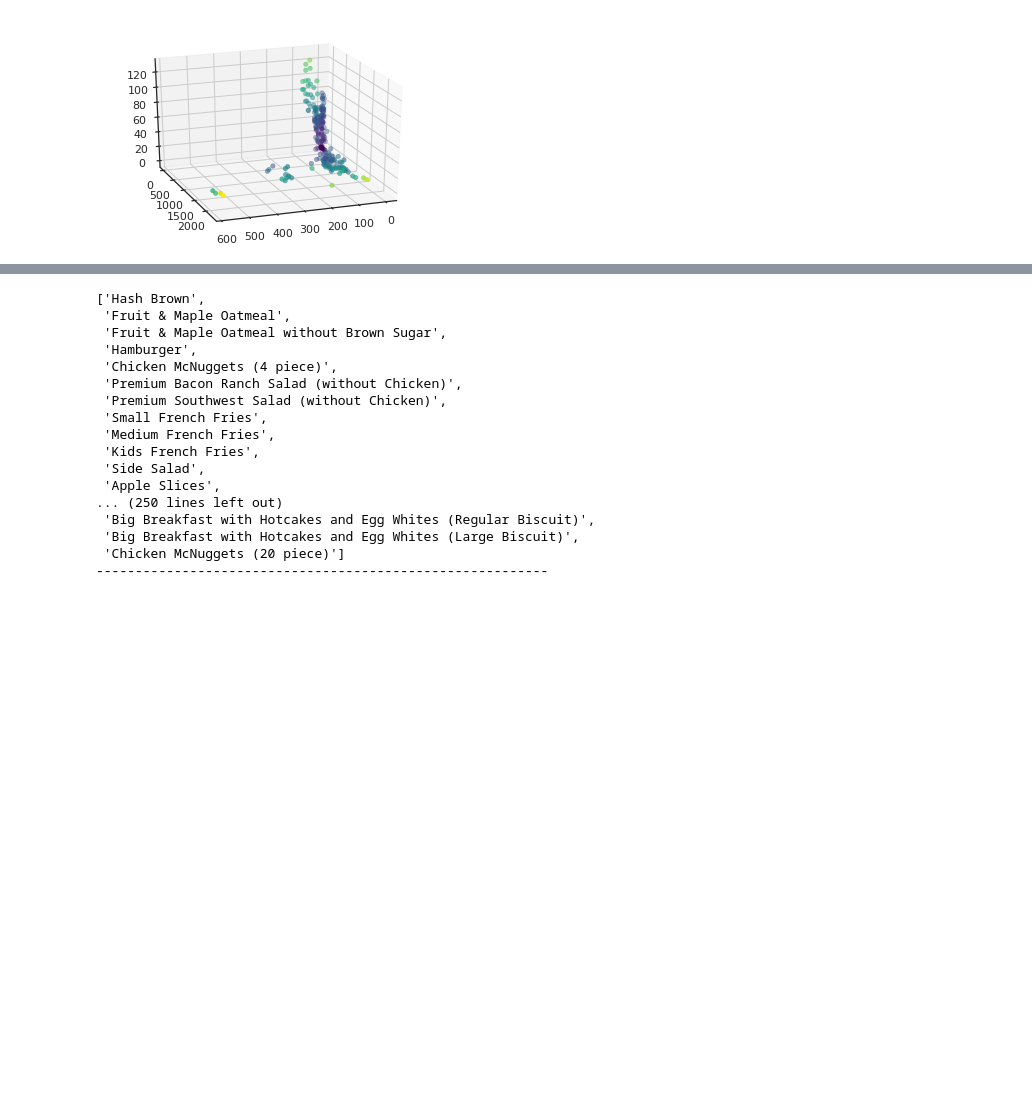
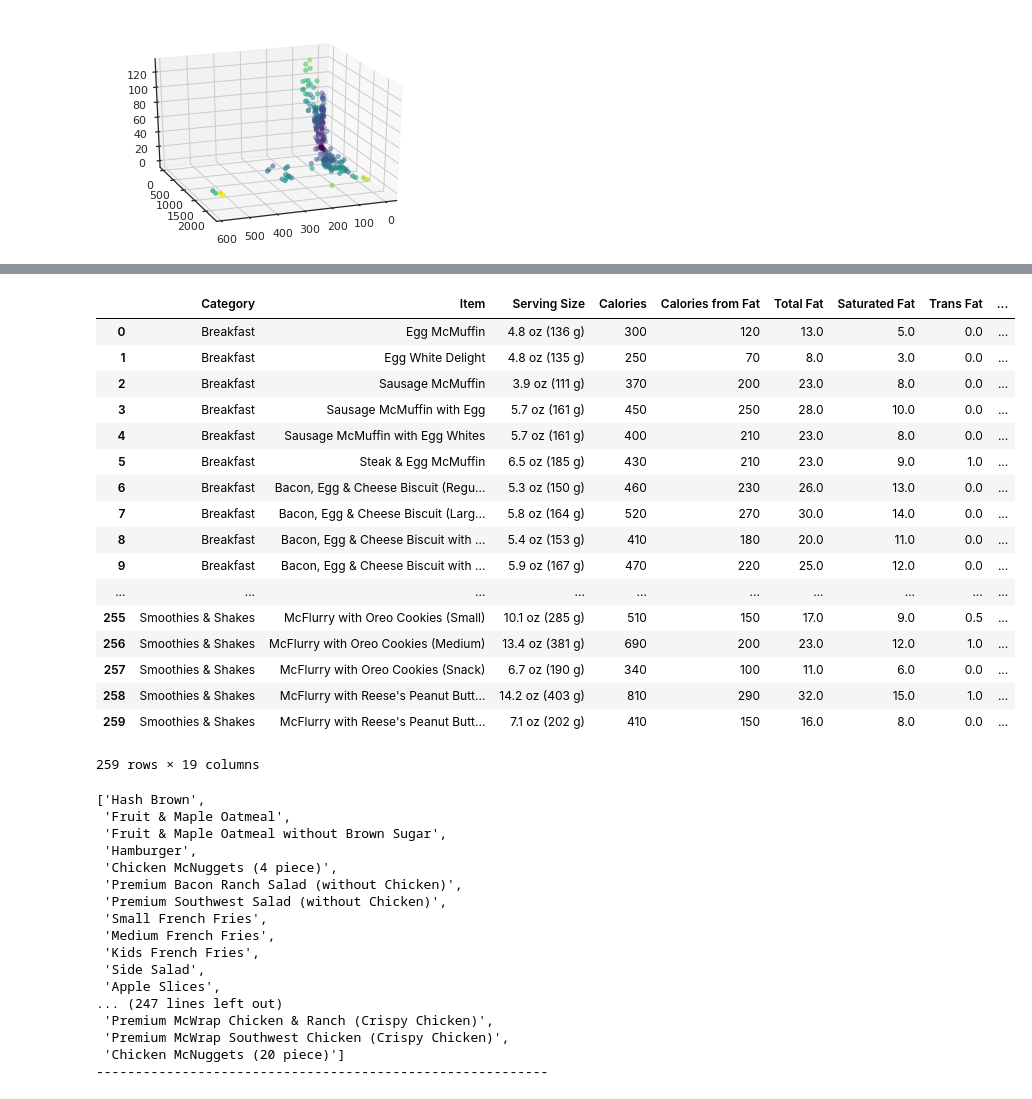
Before and after one commit to amontano495/McDonalds-Nutrition, a Jupyter notebook: McDonaldsNutrtionFacts.ipynb, the cells around one changed output, grey strips where cells are left out. Saved outputs shown, nothing was run; the diff lists cells and outputs as text; code cells hidden in the pictures; blank space fills up the shorter version.

```diff
--- a/McDonaldsNutrtionFacts.ipynb
+++ b/McDonaldsNutrtionFacts.ipynb
@@ -172,6 +194,29 @@ foodClusters = pd.DataFrame(foodClusters,columns=['Item','Cluster'])
+# %%
+dataPlusClusters = dataset
+dataPlusClusters['Cluster'] = clusters
+dataPlusClusters
+# %% [output]
+|  | Category | Item | Serving Size | Calories | Calories from Fat | Total Fat | Saturated Fat | Trans Fat | ... |
+| 0 | Breakfast | Egg McMuffin | 4.8 oz (136 g) | 300 | 120 | 13.0 | 5.0 | 0.0 | ... |
+| 1 | Breakfast | Egg White Delight | 4.8 oz (135 g) | 250 | 70 | 8.0 | 3.0 | 0.0 | ... |
+| 2 | Breakfast | Sausage McMuffin | 3.9 oz (111 g) | 370 | 200 | 23.0 | 8.0 | 0.0 | ... |
+| 3 | Breakfast | Sausage McMuffin with Egg | 5.7 oz (161 g) | 450 | 250 | 28.0 | 10.0 | 0.0 | ... |
+| 4 | Breakfast | Sausage McMuffin with Egg Whites | 5.7 oz (161 g) | 400 | 210 | 23.0 | 8.0 | 0.0 | ... |
+| 5 | Breakfast | Steak & Egg McMuffin | 6.5 oz (185 g) | 430 | 210 | 23.0 | 9.0 | 1.0 | ... |
+| 6 | Breakfast | Bacon, Egg & Cheese Biscuit (Regu... | 5.3 oz (150 g) | 460 | 230 | 26.0 | 13.0 | 0.0 | ... |
+| 7 | Breakfast | Bacon, Egg & Cheese Biscuit (Larg... | 5.8 oz (164 g) | 520 | 270 | 30.0 | 14.0 | 0.0 | ... |
+| 8 | Breakfast | Bacon, Egg & Cheese Biscuit with ... | 5.4 oz (153 g) | 410 | 180 | 20.0 | 11.0 | 0.0 | ... |
+| 9 | Breakfast | Bacon, Egg & Cheese Biscuit with ... | 5.9 oz (167 g) | 470 | 220 | 25.0 | 12.0 | 0.0 | ... |
+| ... | ... | ... | ... | ... | ... | ... | ... | ... | ... |
+| 255 | Smoothies & Shakes | McFlurry with Oreo Cookies (Small) | 10.1 oz (285 g) | 510 | 150 | 17.0 | 9.0 | 0.5 | ... |
+| 256 | Smoothies & Shakes | McFlurry with Oreo Cookies (Medium) | 13.4 oz (381 g) | 690 | 200 | 23.0 | 12.0 | 1.0 | ... |
+| 257 | Smoothies & Shakes | McFlurry with Oreo Cookies (Snack) | 6.7 oz (190 g) | 340 | 100 | 11.0 | 6.0 | 0.0 | ... |
+| 258 | Smoothies & Shakes | McFlurry with Reese's Peanut Butt... | 14.2 oz (403 g) | 810 | 290 | 32.0 | 15.0 | 1.0 | ... |
+| 259 | Smoothies & Shakes | McFlurry with Reese's Peanut Butt... | 7.1 oz (202 g) | 410 | 150 | 16.0 | 8.0 | 0.0 | ... |
+259 rows × 19 columns
 # %%
 for i in range(clusterCount):
-    foodText = list(foodClusters[foodClusters['Cluster'] == i]['Item'])
+    foodText = list(dataPlusClusters[dataPlusClusters['Cluster'] == i]['Item'])
     pprint.pprint(foodText)
     print("----------------------------------------------------------")
     #print(topFoods(foodText,3))
@@ -188,8 +233,8 @@ for i in range(clusterCount):
  'Kids French Fries',
  'Side Salad',
  'Apple Slices',
-... (250 lines left out)
- 'Big Breakfast with Hotcakes and Egg Whites (Regular Biscuit)',
- 'Big Breakfast with Hotcakes and Egg Whites (Large Biscuit)',
+... (247 lines left out)
+ 'Premium McWrap Chicken & Ranch (Crispy Chicken)',
+ 'Premium McWrap Southwest Chicken (Crispy Chicken)',
  'Chicken McNuggets (20 piece)']
 ----------------------------------------------------------
```
Also changed, not shown: parts of 10 cells of this notebook.
